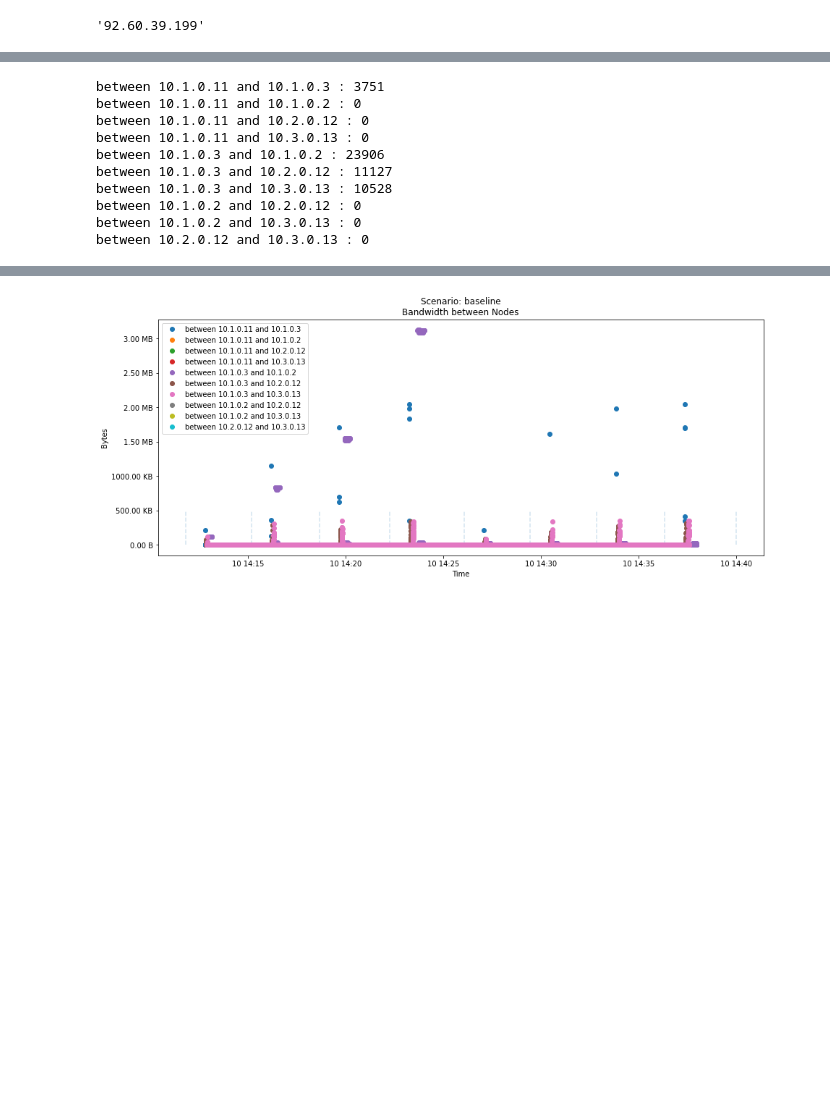
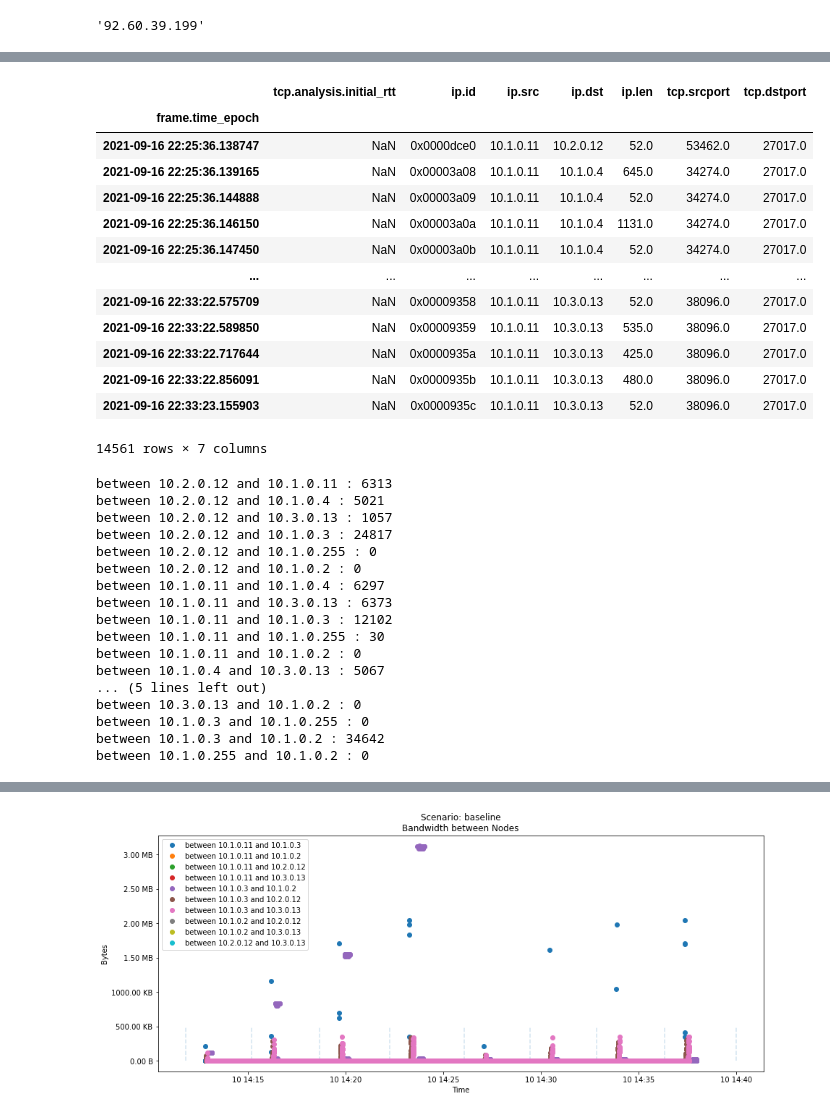
Before and after one commit to dos-group/syncmesh, a Jupyter notebook: evaluation/03_Pcap.ipynb, the cells around one changed output, grey strips where cells are left out. Cells and saved outputs as stored; diff of their text form; code cells hidden in the pictures; blank space fills up the shorter version.

```diff
--- a/evaluation/03_Pcap.ipynb
+++ b/evaluation/03_Pcap.ipynb
@@ -116,3 +119,22 @@ array(['2021-09-13T15:55:42.500574000', '2021-09-13T16:00:51.956609000',
+# %%
+df = datasets["advanced"][0]
+# df[(df['ip.src']=='10.1.0.11') & (df['ip.dst']=='10.1.0.3')]
+df[(df['ip.src']=='10.1.0.11')]
+# %% [output]
+|  | tcp.analysis.initial_rtt | ip.id | ip.src | ip.dst | ip.len | tcp.srcport | tcp.dstport |
+| frame.time_epoch |  |  |  |  |  |  |  |
+| 2021-09-16 22:25:36.138747 | NaN | 0x0000dce0 | 10.1.0.11 | 10.2.0.12 | 52.0 | 53462.0 | 27017.0 |
+| 2021-09-16 22:25:36.139165 | NaN | 0x00003a08 | 10.1.0.11 | 10.1.0.4 | 645.0 | 34274.0 | 27017.0 |
+| 2021-09-16 22:25:36.144888 | NaN | 0x00003a09 | 10.1.0.11 | 10.1.0.4 | 52.0 | 34274.0 | 27017.0 |
+| 2021-09-16 22:25:36.146150 | NaN | 0x00003a0a | 10.1.0.11 | 10.1.0.4 | 1131.0 | 34274.0 | 27017.0 |
+| 2021-09-16 22:25:36.147450 | NaN | 0x00003a0b | 10.1.0.11 | 10.1.0.4 | 52.0 | 34274.0 | 27017.0 |
+| ... | ... | ... | ... | ... | ... | ... | ... |
+| 2021-09-16 22:33:22.575709 | NaN | 0x00009358 | 10.1.0.11 | 10.3.0.13 | 52.0 | 38096.0 | 27017.0 |
+| 2021-09-16 22:33:22.589850 | NaN | 0x00009359 | 10.1.0.11 | 10.3.0.13 | 535.0 | 38096.0 | 27017.0 |
+| 2021-09-16 22:33:22.717644 | NaN | 0x0000935a | 10.1.0.11 | 10.3.0.13 | 425.0 | 38096.0 | 27017.0 |
+| 2021-09-16 22:33:22.856091 | NaN | 0x0000935b | 10.1.0.11 | 10.3.0.13 | 480.0 | 38096.0 | 27017.0 |
+| 2021-09-16 22:33:23.155903 | NaN | 0x0000935c | 10.1.0.11 | 10.3.0.13 | 52.0 | 38096.0 | 27017.0 |
+14561 rows × 7 columns
 # %%
 def calcSubset(df):
     nodes = list(dict.fromkeys(df["ip.src"].unique().tolist() + df["ip.dst"].unique().tolist()))
@@ -121,8 +143,10 @@ def calcSubset(df):
     nodeCombinations = list(itertools.combinations(nodes, r=2))
     for combination in nodeCombinations:
         # print(combination)
+        # print(df[df['ip.src']==combination[0] & df['ip.dst']==combination[1]])
         # Use both src_ip and dest_ip as they are not request related
-        betweenNodesDataset["between " + combination[0] + " and " + combination[1]] = df[df['ip.src'].isin(combination) & df['ip.dst'].isin(combination)]
+        key = "between " + combination[0] + " and " + combination[1]
+        betweenNodesDataset[key] = df[((df['ip.src']==str(combination[0])) & (df['ip.dst']==str(combination[1]))) | ((df['ip.src']==str(combination[1])) & (df['ip.dst']==str(combination[0])))]
 
     return betweenNodesDataset
 
@@ -130,20 +154,28 @@ node_datasets = {}
 for key in datasets:
     node_datasets[key] = calcSubset(datasets[key][0])
 
-setname = "baseline"
+setname = "advanced"
 for key in node_datasets[setname]:
     print(key, ":", len(node_datasets[setname][key]))
+    # print(node_datasets[setname][key])
 # %% [output]
-between 10.1.0.11 and 10.1.0.3 : 3751
+between 10.2.0.12 and 10.1.0.11 : 6313
+between 10.2.0.12 and 10.1.0.4 : 5021
+between 10.2.0.12 and 10.3.0.13 : 1057
+between 10.2.0.12 and 10.1.0.3 : 24817
+between 10.2.0.12 and 10.1.0.255 : 0
+between 10.2.0.12 and 10.1.0.2 : 0
+between 10.1.0.11 and 10.1.0.4 : 6297
+between 10.1.0.11 and 10.3.0.13 : 6373
+between 10.1.0.11 and 10.1.0.3 : 12102
+between 10.1.0.11 and 10.1.0.255 : 30
 between 10.1.0.11 and 10.1.0.2 : 0
-between 10.1.0.11 and 10.2.0.12 : 0
-between 10.1.0.11 and 10.3.0.13 : 0
-between 10.1.0.3 and 10.1.0.2 : 23906
-between 10.1.0.3 and 10.2.0.12 : 11127
-between 10.1.0.3 and 10.3.0.13 : 10528
-between 10.1.0.2 and 10.2.0.12 : 0
-between 10.1.0.2 and 10.3.0.13 : 0
-between 10.2.0.12 and 10.3.0.13 : 0
+between 10.1.0.4 and 10.3.0.13 : 5067
+... (5 lines left out)
+between 10.3.0.13 and 10.1.0.2 : 0
+between 10.1.0.3 and 10.1.0.255 : 0
+between 10.1.0.3 and 10.1.0.2 : 34642
+between 10.1.0.255 and 10.1.0.2 : 0
 # %%
 # Experiments
 def splitExperiments(df, timings):
```
Also changed, not shown: parts of 9 cells of this notebook, 1 other file.
